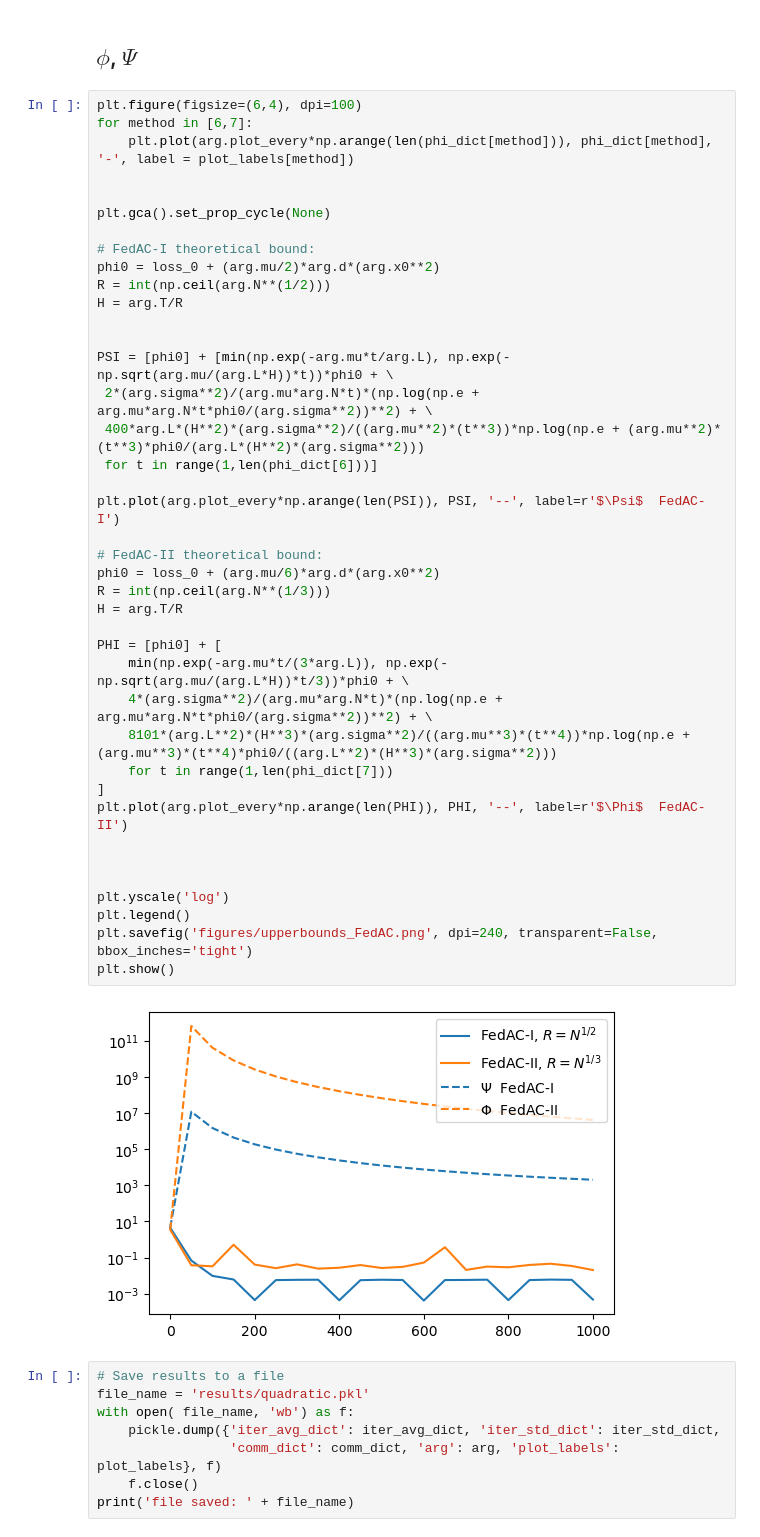
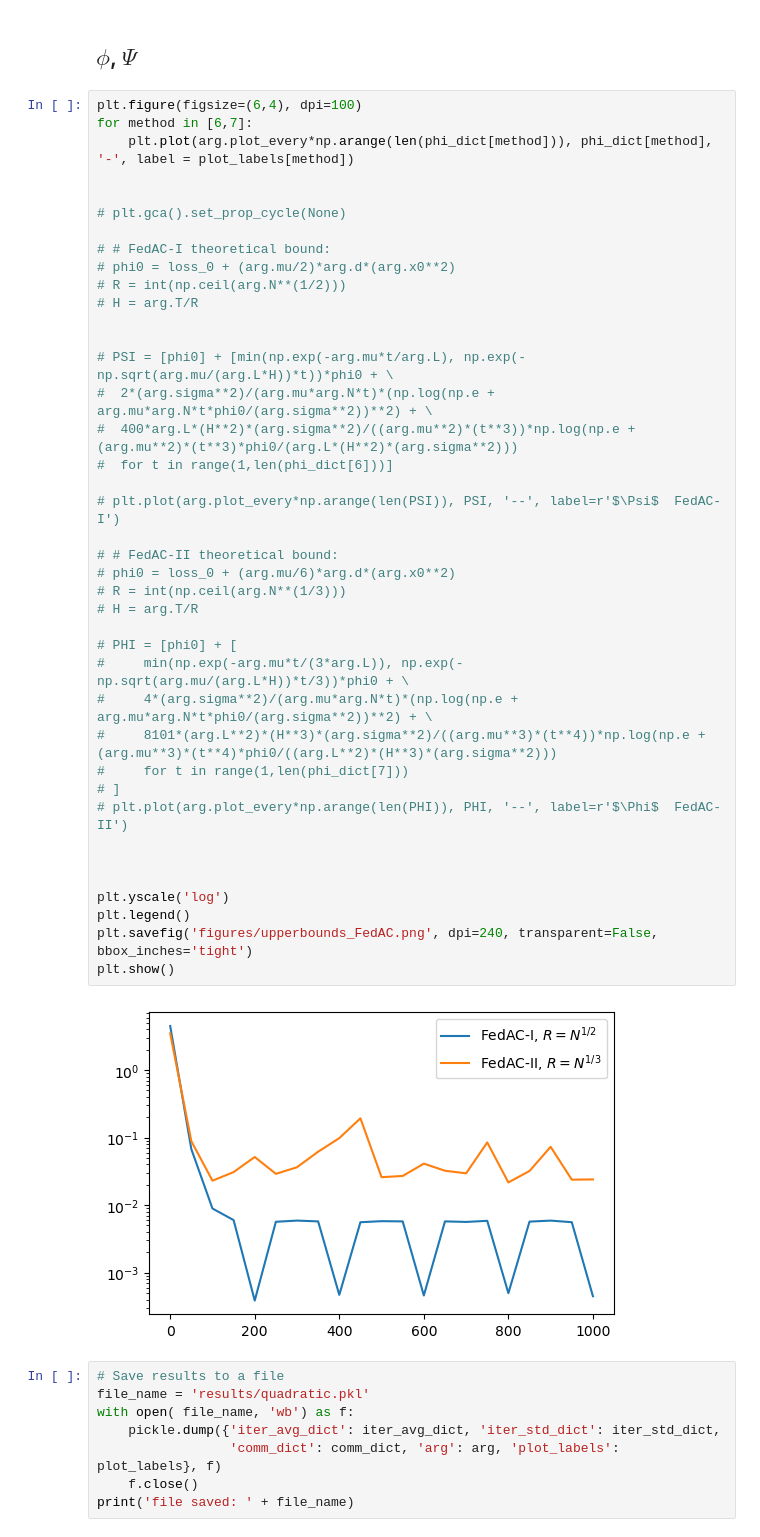
Before and after one commit to spiridonoff/Local-SGD-re, a Jupyter notebook: quadratic.ipynb, the cells around one changed output. Cells and saved outputs as stored; diff of their text form.

```diff
--- a/quadratic.ipynb
+++ b/quadratic.ipynb
@@ -430,45 +430,45 @@ H=T (OSA)
 # %%
 plt.figure(figsize=(6,4), dpi=100)
 for method in [6,7]:
     plt.plot(arg.plot_every*np.arange(len(phi_dict[method])), phi_dict[method], '-', label = plot_labels[method])
 
 
-plt.gca().set_prop_cycle(None)
+# plt.gca().set_prop_cycle(None)
 
-# FedAC-I theoretical bound:
-phi0 = loss_0 + (arg.mu/2)*arg.d*(arg.x0**2)
-R = int(np.ceil(arg.N**(1/2)))
-H = arg.T/R
+# # FedAC-I theoretical bound:
+# phi0 = loss_0 + (arg.mu/2)*arg.d*(arg.x0**2)
+# R = int(np.ceil(arg.N**(1/2)))
+# H = arg.T/R
 
 
-PSI = [phi0] + [min(np.exp(-arg.mu*t/arg.L), np.exp(- np.sqrt(arg.mu/(arg.L*H))*t))*phi0 + \
- 2*(arg.sigma**2)/(arg.mu*arg.N*t)*(np.log(np.e + arg.mu*arg.N*t*phi0/(arg.sigma**2))**2) + \
- 400*arg.L*(H**2)*(arg.sigma**2)/((arg.mu**2)*(t**3))*np.log(np.e + (arg.mu**2)*(t**3)*phi0/(arg.L*(H**2)*(arg.sigma**2)))
- for t in range(1,len(phi_dict[6]))]
+# PSI = [phi0] + [min(np.exp(-arg.mu*t/arg.L), np.exp(- np.sqrt(arg.mu/(arg.L*H))*t))*phi0 + \
+#  2*(arg.sigma**2)/(arg.mu*arg.N*t)*(np.log(np.e + arg.mu*arg.N*t*phi0/(arg.sigma**2))**2) + \
+#  400*arg.L*(H**2)*(arg.sigma**2)/((arg.mu**2)*(t**3))*np.log(np.e + (arg.mu**2)*(t**3)*phi0/(arg.L*(H**2)*(arg.sigma**2)))
+#  for t in range(1,len(phi_dict[6]))]
 
-plt.plot(arg.plot_every*np.arange(len(PSI)), PSI, '--', label=r'$\Psi$  FedAC-I')
+# plt.plot(arg.plot_every*np.arange(len(PSI)), PSI, '--', label=r'$\Psi$  FedAC-I')
 
-# FedAC-II theoretical bound:
-phi0 = loss_0 + (arg.mu/6)*arg.d*(arg.x0**2)
-R = int(np.ceil(arg.N**(1/3)))
-H = arg.T/R
+# # FedAC-II theoretical bound:
+# phi0 = loss_0 + (arg.mu/6)*arg.d*(arg.x0**2)
+# R = int(np.ceil(arg.N**(1/3)))
+# H = arg.T/R
 
-PHI = [phi0] + [
-    min(np.exp(-arg.mu*t/(3*arg.L)), np.exp(- np.sqrt(arg.mu/(arg.L*H))*t/3))*phi0 + \
-    4*(arg.sigma**2)/(arg.mu*arg.N*t)*(np.log(np.e + arg.mu*arg.N*t*phi0/(arg.sigma**2))**2) + \
-    8101*(arg.L**2)*(H**3)*(arg.sigma**2)/((arg.mu**3)*(t**4))*np.log(np.e + (arg.mu**3)*(t**4)*phi0/((arg.L**2)*(H**3)*(arg.sigma**2)))
-    for t in range(1,len(phi_dict[7]))
-]
-plt.plot(arg.plot_every*np.arange(len(PHI)), PHI, '--', label=r'$\Phi$  FedAC-II')
+# PHI = [phi0] + [
+#     min(np.exp(-arg.mu*t/(3*arg.L)), np.exp(- np.sqrt(arg.mu/(arg.L*H))*t/3))*phi0 + \
+#     4*(arg.sigma**2)/(arg.mu*arg.N*t)*(np.log(np.e + arg.mu*arg.N*t*phi0/(arg.sigma**2))**2) + \
+#     8101*(arg.L**2)*(H**3)*(arg.sigma**2)/((arg.mu**3)*(t**4))*np.log(np.e + (arg.mu**3)*(t**4)*phi0/((arg.L**2)*(H**3)*(arg.sigma**2)))
+#     for t in range(1,len(phi_dict[7]))
+# ]
+# plt.plot(arg.plot_every*np.arange(len(PHI)), PHI, '--', label=r'$\Phi$  FedAC-II')
 
 
 
 plt.yscale('log')
 plt.legend()
 plt.savefig('figures/upperbounds_FedAC.png', dpi=240, transparent=False, bbox_inches='tight')
 plt.show()
 # %% [output]
-[figure, old version]
+[figure, new version]
 # %%
 # Save results to a file
 file_name = 'results/quadratic.pkl'
```
Also changed, not shown: parts of 3 cells of this notebook, 2 other files.
